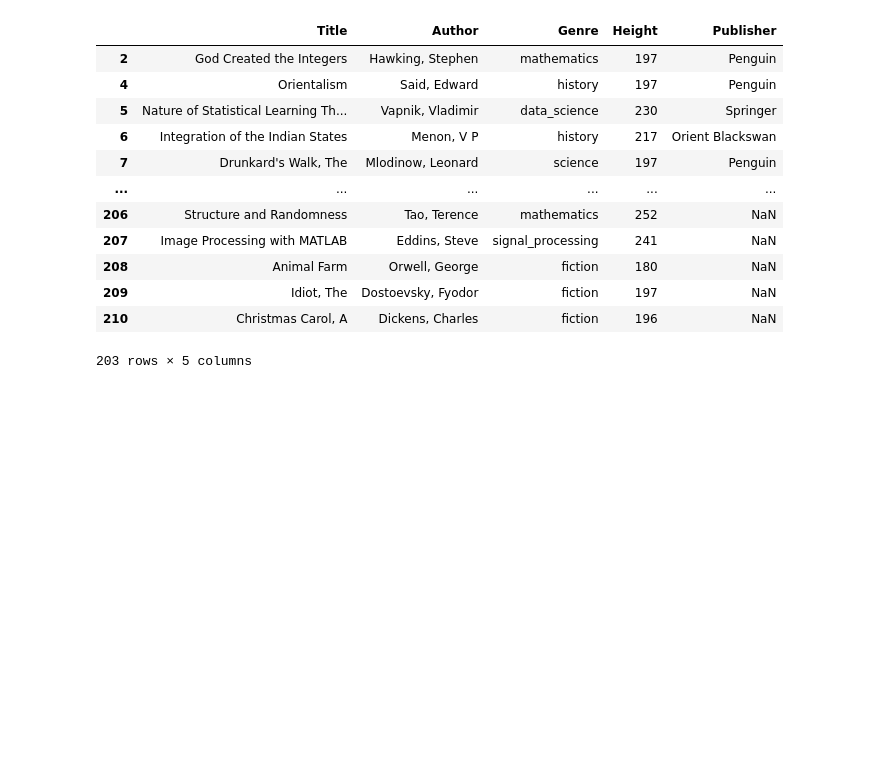
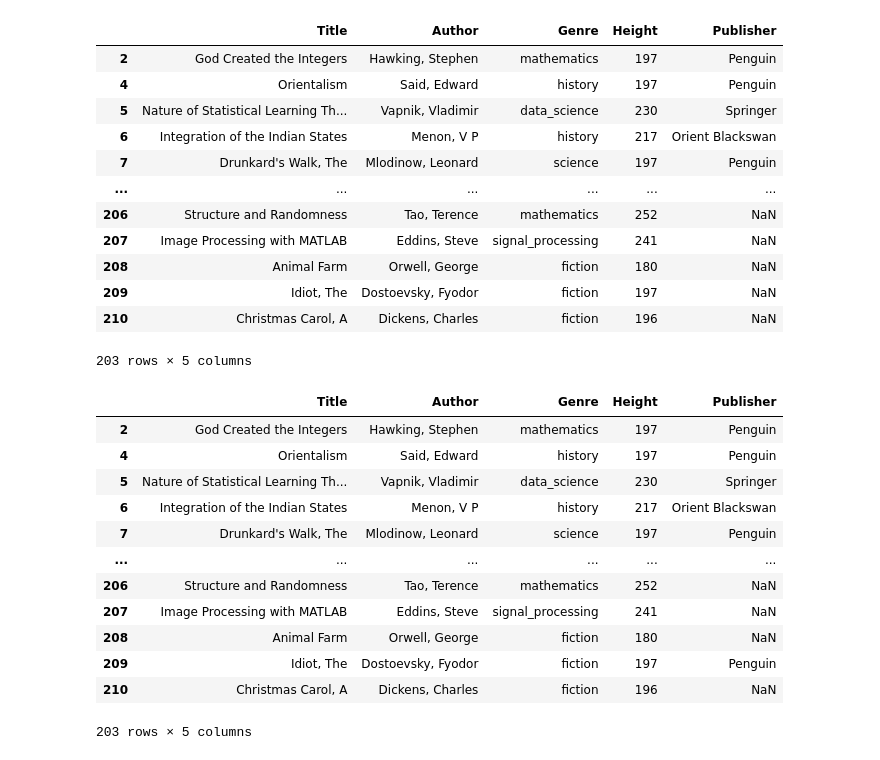
Before and after one commit to davidcinco/bookPMLib, a Jupyter notebook: notebook.ipynb, the cells around one changed output. Saved outputs shown, nothing was run; the diff lists cells and outputs as text; code cells hidden in the pictures; blank space fills up the shorter version.

```diff
--- a/notebook.ipynb
+++ b/notebook.ipynb
@@ -83,0 +86,17 @@ df[~df["Publisher"].isin(["Wiley", "HarperCollins"])]
+# %%
+#CLEANING DATA
+df[~df["Publisher"].isin(["Wiley", "HarperCollins"])]
+# %% [output]
+|  | Title | Author | Genre | Height | Publisher |
+| 2 | God Created the Integers | Hawking, Stephen | mathematics | 197 | Penguin |
+| 4 | Orientalism | Said, Edward | history | 197 | Penguin |
+| 5 | Nature of Statistical Learning Th... | Vapnik, Vladimir | data_science | 230 | Springer |
+| 6 | Integration of the Indian States | Menon, V P | history | 217 | Orient Blackswan |
+| 7 | Drunkard's Walk, The | Mlodinow, Leonard | science | 197 | Penguin |
+| ... | ... | ... | ... | ... | ... |
+| 206 | Structure and Randomness | Tao, Terence | mathematics | 252 | NaN |
+| 207 | Image Processing with MATLAB | Eddins, Steve | signal_processing | 241 | NaN |
+| 208 | Animal Farm | Orwell, George | fiction | 180 | NaN |
+| 209 | Idiot, The | Dostoevsky, Fyodor | fiction | 197 | Penguin |
+| 210 | Christmas Carol, A | Dickens, Charles | fiction | 196 | NaN |
+203 rows × 5 columns
```
Also changed, not shown: parts of 5 cells of this notebook.
